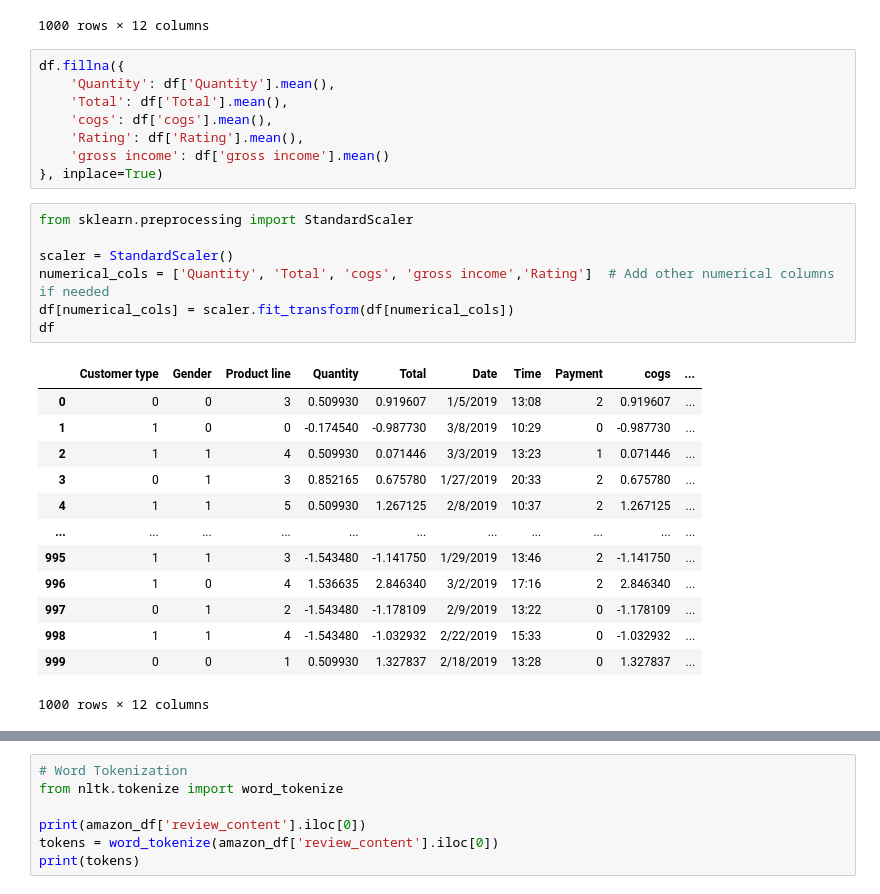
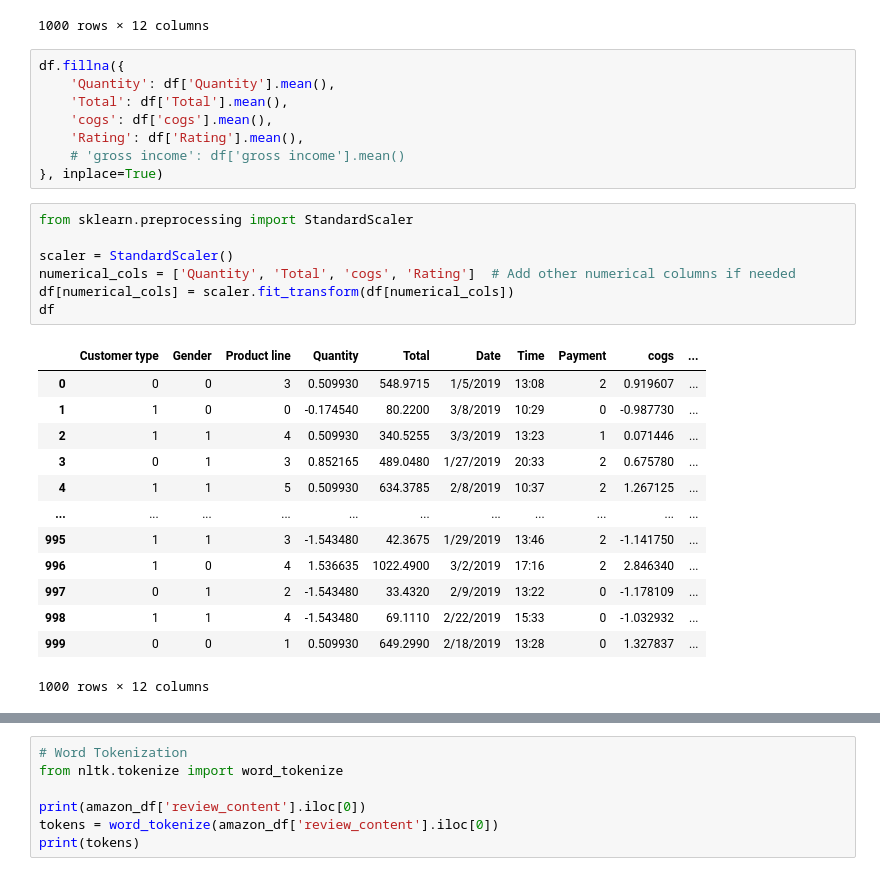
Before and after one commit to blackChan1234/AI, a Jupyter notebook: test2.ipynb, the cells around one changed output, grey strips where cells are left out. Saved outputs shown, nothing was run; the diff lists cells and outputs as text.

```diff
--- a/test2.ipynb
+++ b/test2.ipynb
@@ -110,26 +110,26 @@ df.fillna({
     'Total': df['Total'].mean(),
     'cogs': df['cogs'].mean(),
     'Rating': df['Rating'].mean(),
-    'gross income': df['gross income'].mean()
+    # 'gross income': df['gross income'].mean()
 }, inplace=True)
 # %%
 from sklearn.preprocessing import StandardScaler
 
 scaler = StandardScaler()
-numerical_cols = ['Quantity', 'Total', 'cogs', 'gross income','Rating']  # Add other numerical columns if needed
+numerical_cols = ['Quantity', 'Total', 'cogs', 'Rating']  # Add other numerical columns if needed
 df[numerical_cols] = scaler.fit_transform(df[numerical_cols])
 df
 # %% [output]
 |  | Customer type | Gender | Product line | Quantity | Total | Date | Time | Payment | cogs | ... |
-| 0 | 0 | 0 | 3 | 0.509930 | 0.919607 | 1/5/2019 | 13:08 | 2 | 0.919607 | ... |
-| 1 | 1 | 0 | 0 | -0.174540 | -0.987730 | 3/8/2019 | 10:29 | 0 | -0.987730 | ... |
-| 2 | 1 | 1 | 4 | 0.509930 | 0.071446 | 3/3/2019 | 13:23 | 1 | 0.071446 | ... |
-| 3 | 0 | 1 | 3 | 0.852165 | 0.675780 | 1/27/2019 | 20:33 | 2 | 0.675780 | ... |
-| 4 | 1 | 1 | 5 | 0.509930 | 1.267125 | 2/8/2019 | 10:37 | 2 | 1.267125 | ... |
+| 0 | 0 | 0 | 3 | 0.509930 | 548.9715 | 1/5/2019 | 13:08 | 2 | 0.919607 | ... |
+| 1 | 1 | 0 | 0 | -0.174540 | 80.2200 | 3/8/2019 | 10:29 | 0 | -0.987730 | ... |
+| 2 | 1 | 1 | 4 | 0.509930 | 340.5255 | 3/3/2019 | 13:23 | 1 | 0.071446 | ... |
+| 3 | 0 | 1 | 3 | 0.852165 | 489.0480 | 1/27/2019 | 20:33 | 2 | 0.675780 | ... |
+| 4 | 1 | 1 | 5 | 0.509930 | 634.3785 | 2/8/2019 | 10:37 | 2 | 1.267125 | ... |
 | ... | ... | ... | ... | ... | ... | ... | ... | ... | ... | ... |
-| 995 | 1 | 1 | 3 | -1.543480 | -1.141750 | 1/29/2019 | 13:46 | 2 | -1.141750 | ... |
-| 996 | 1 | 0 | 4 | 1.536635 | 2.846340 | 3/2/2019 | 17:16 | 2 | 2.846340 | ... |
-| 997 | 0 | 1 | 2 | -1.543480 | -1.178109 | 2/9/2019 | 13:22 | 0 | -1.178109 | ... |
-| 998 | 1 | 1 | 4 | -1.543480 | -1.032932 | 2/22/2019 | 15:33 | 0 | -1.032932 | ... |
-| 999 | 0 | 0 | 1 | 0.509930 | 1.327837 | 2/18/2019 | 13:28 | 0 | 1.327837 | ... |
+| 995 | 1 | 1 | 3 | -1.543480 | 42.3675 | 1/29/2019 | 13:46 | 2 | -1.141750 | ... |
+| 996 | 1 | 0 | 4 | 1.536635 | 1022.4900 | 3/2/2019 | 17:16 | 2 | 2.846340 | ... |
+| 997 | 0 | 1 | 2 | -1.543480 | 33.4320 | 2/9/2019 | 13:22 | 0 | -1.178109 | ... |
+| 998 | 1 | 1 | 4 | -1.543480 | 69.1110 | 2/22/2019 | 15:33 | 0 | -1.032932 | ... |
+| 999 | 0 | 0 | 1 | 0.509930 | 649.2990 | 2/18/2019 | 13:28 | 0 | 1.327837 | ... |
 1000 rows × 12 columns
```
Also changed, not shown: parts of 10 cells of this notebook.
